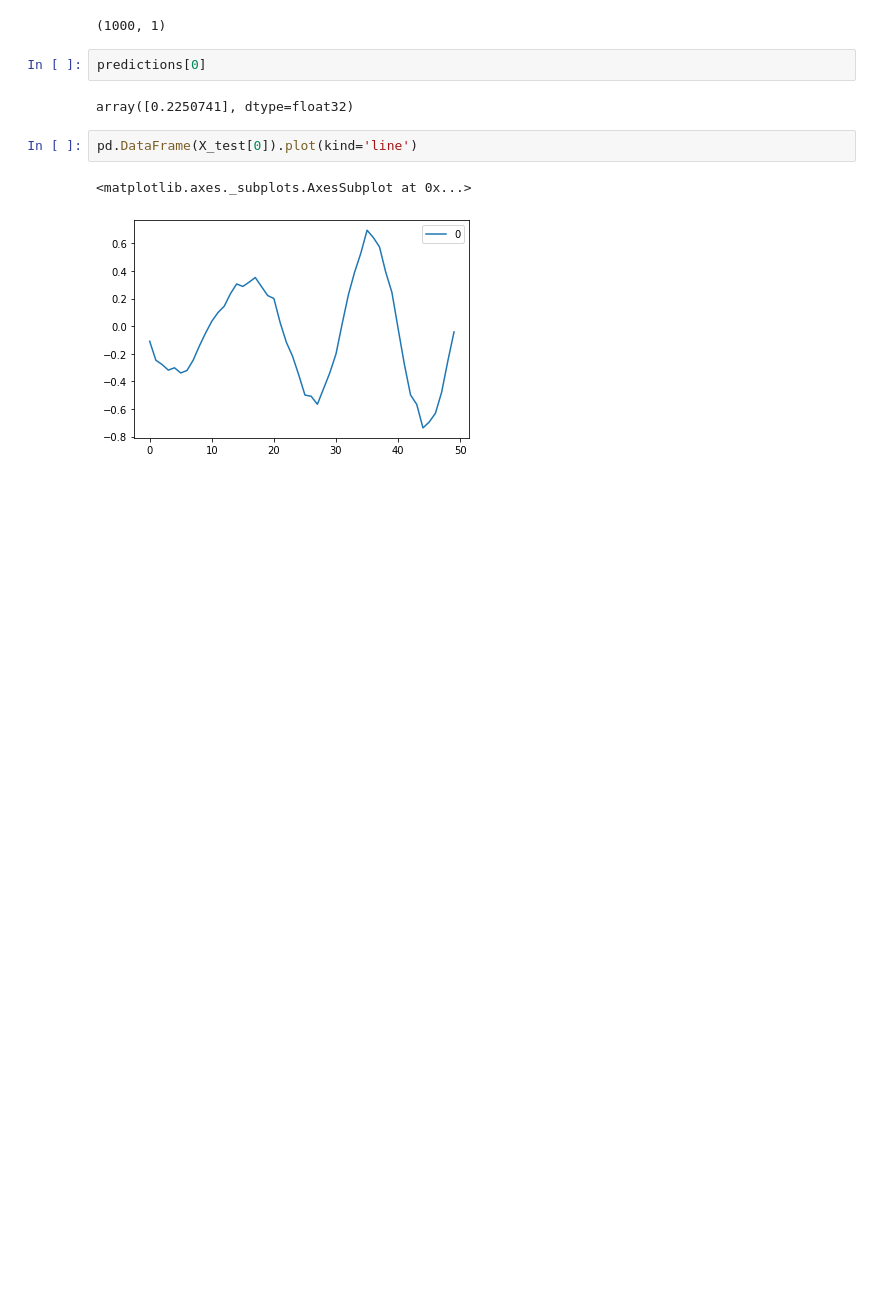
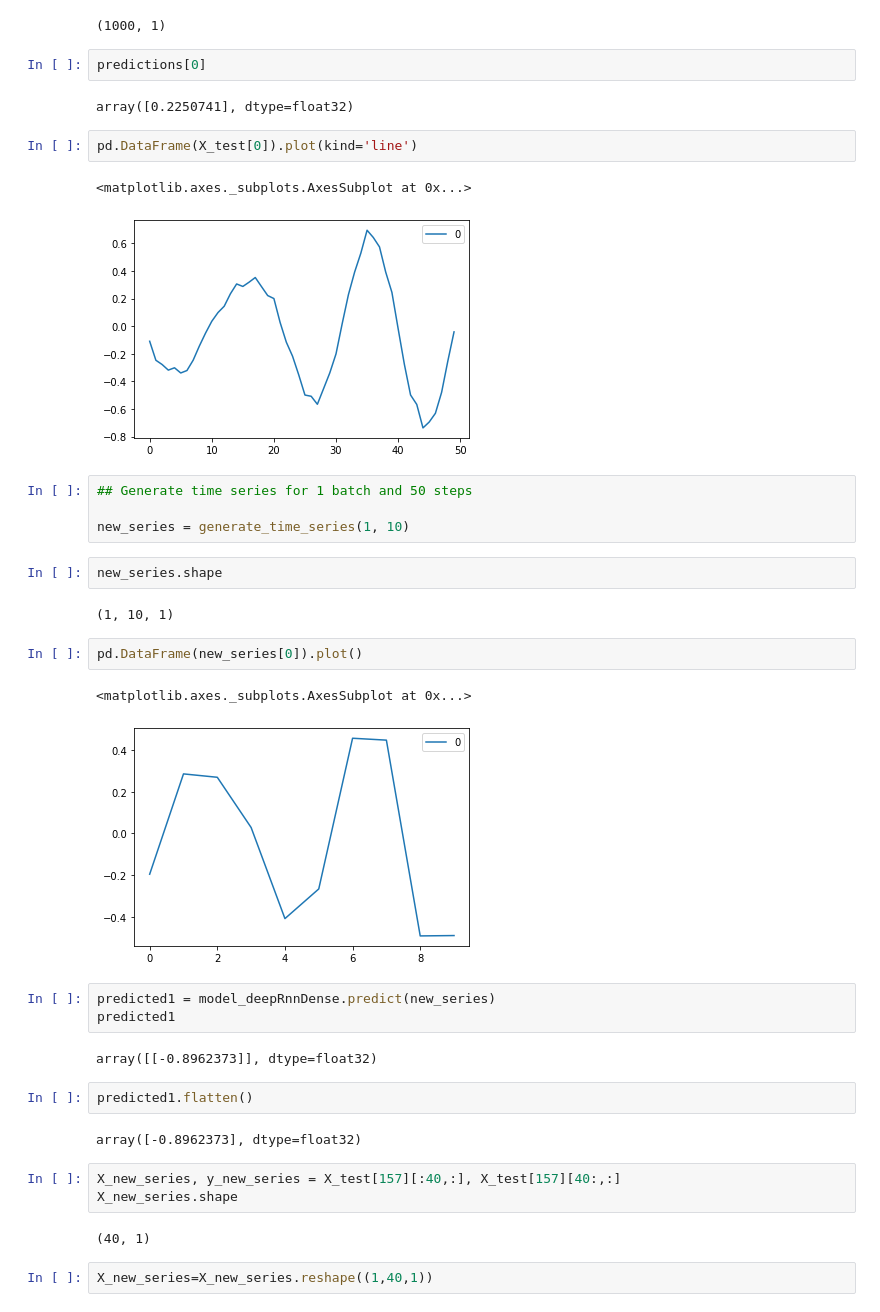
Before and after one commit to rahuljungbahadur/hands_on_ml_book, a Jupyter notebook: Rnn_time_series.ipynb, the cells around one changed output. Cells and saved outputs as stored; diff of their text form; blank space fills up the shorter version.

```diff
--- a/Rnn_time_series.ipynb
+++ b/Rnn_time_series.ipynb
@@ -159,3 +159,32 @@ pd.DataFrame(X_test[0]).plot(kind='line')
 # %% [output]
 <matplotlib.axes._subplots.AxesSubplot at 0x...>
 [figure]
+# %%
+## Generate time series for 1 batch and 50 steps
+
+new_series = generate_time_series(1, 10)
+# %%
+new_series.shape
+# %% [output]
+(1, 10, 1)
+# %%
+pd.DataFrame(new_series[0]).plot()
+# %% [output]
+<matplotlib.axes._subplots.AxesSubplot at 0x...>
+[figure, added]
+# %%
+predicted1 = model_deepRnnDense.predict(new_series)
+predicted1
+# %% [output]
+array([[-0.8962373]], dtype=float32)
+# %%
+predicted1.flatten()
+# %% [output]
+array([-0.8962373], dtype=float32)
+# %%
+X_new_series, y_new_series = X_test[157][:40,:], X_test[157][40:,:]
+X_new_series.shape
+# %% [output]
+(40, 1)
+# %%
+X_new_series=X_new_series.reshape((1,40,1))
```
Also changed, not shown: parts of 15 cells of this notebook.
